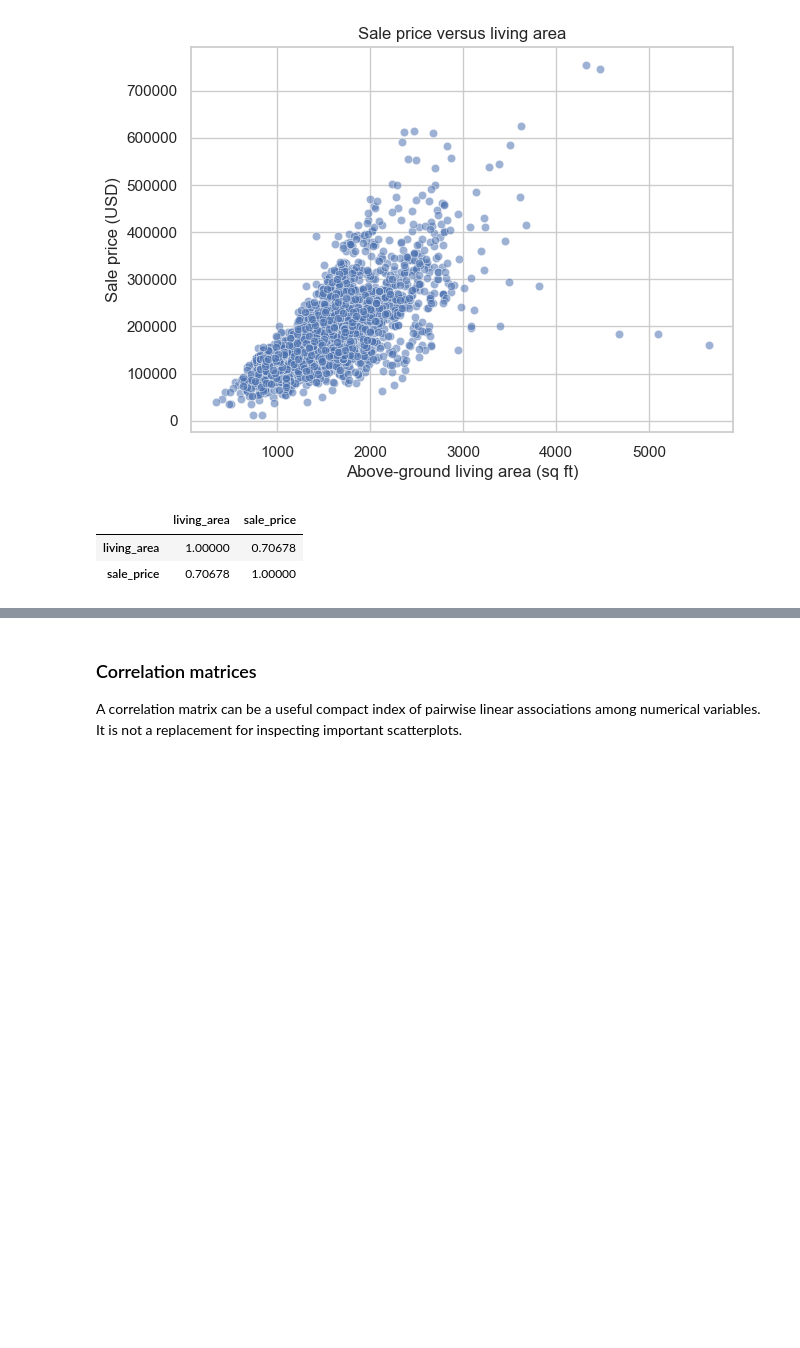
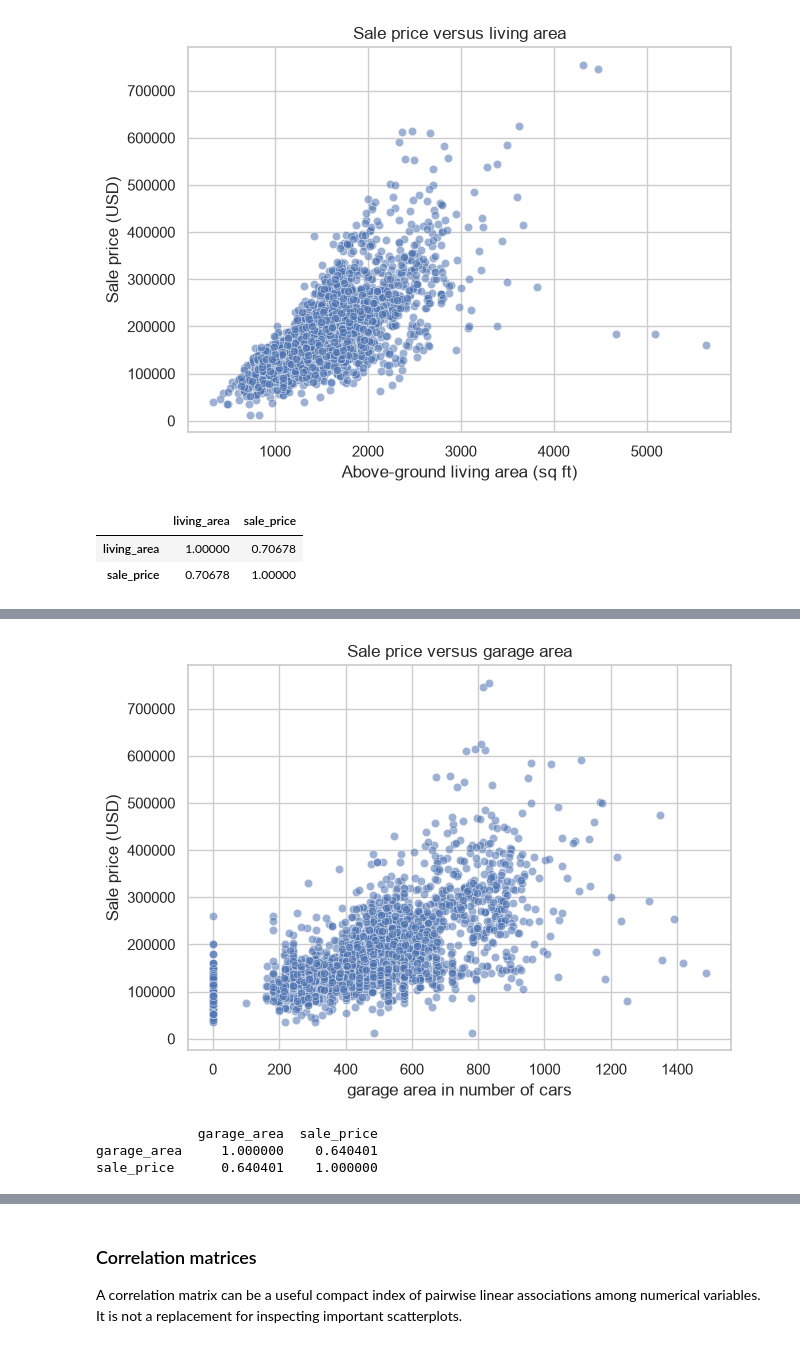
Before and after one commit to MendSe/Advanced-Statistics, a Jupyter notebook: Ex0/advs-hw0 (EDA).ipynb, the cells around one changed output, grey strips where cells are left out. Drawn from its saved outputs; the diff is of its cells as text; code cells hidden in the pictures; blank space fills up the shorter version.

```diff
--- a/Ex0/advs-hw0 (EDA).ipynb
+++ b/Ex0/advs-hw0 (EDA).ipynb
@@ -439,3 +538,16 @@ dataset[['living_area', 'sale_price']].corr()
 For which pair is the correlation coefficient the most adequate one-number summary of the displayed relationship? Briefly justify your answer.
 # %%
 # Your code here
+plt.figure(figsize=(7, 5))
+sns.scatterplot(data=dataset, x='garage_area', y='sale_price', alpha=0.55)
+plt.title('Sale price versus garage area')
+plt.xlabel('garage area in number of cars')
+plt.ylabel('Sale price (USD)')
+plt.show()
+
+print(dataset[['garage_area', 'sale_price']].corr())
+# %% [output]
+[figure, added]
+             garage_area  sale_price
+garage_area     1.000000    0.640401
+sale_price      0.640401    1.000000
```
Also changed, not shown: parts of 25 cells of this notebook, 4 other files.
